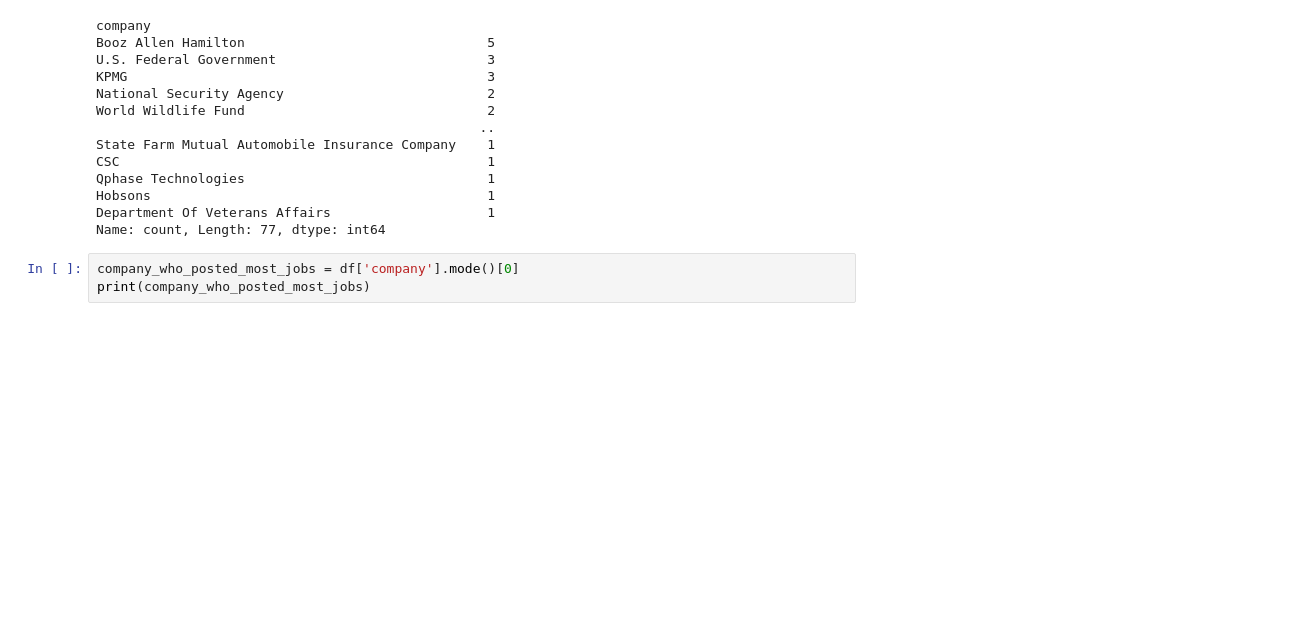
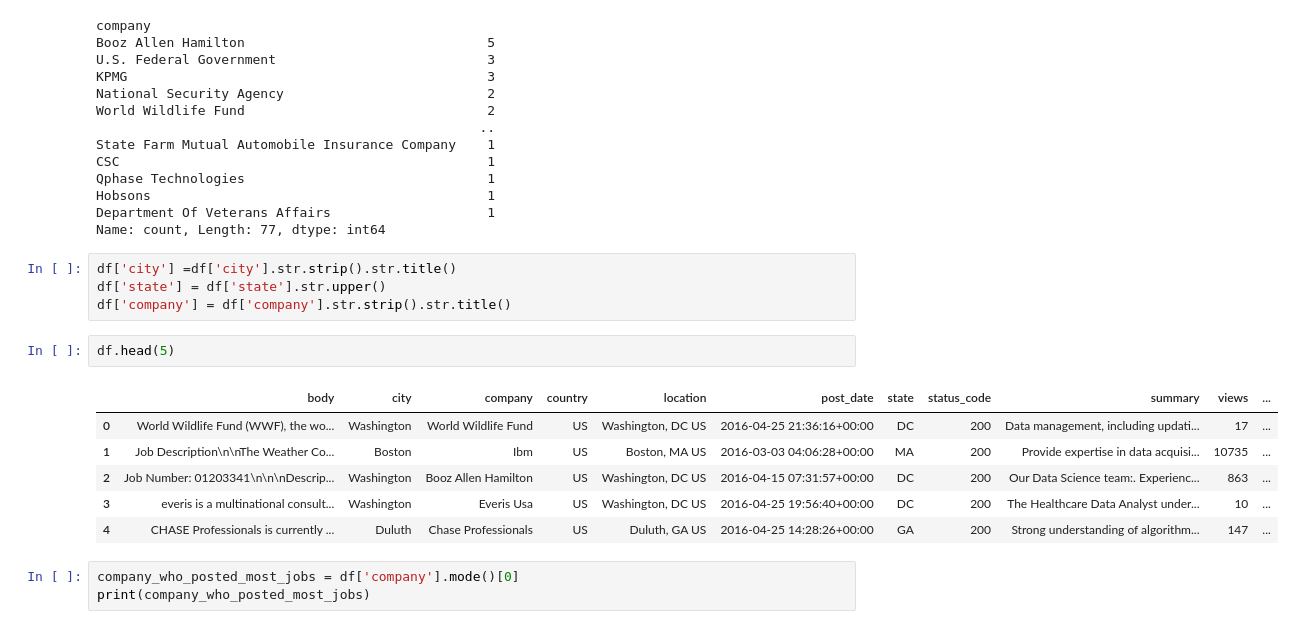
Before and after one commit to supremkc05/Global-Job-Market-Analytics, a Jupyter notebook: Notebooks/data-cleaning.ipynb, the cells around one changed output. Cells and saved outputs as stored; diff of their text form; blank space fills up the shorter version.

```diff
--- a/Notebooks/data-cleaning.ipynb
+++ b/Notebooks/data-cleaning.ipynb
@@ -153,6 +153,19 @@ Qphase Technologies                               1
 Hobsons                                           1
 Department Of Veterans Affairs                    1
 Name: count, Length: 77, dtype: int64
+# %%
+df['city'] =df['city'].str.strip().str.title()
+df['state'] = df['state'].str.upper()
+df['company'] = df['company'].str.strip().str.title()
+# %%
+df.head(5)
+# %% [output]
+|  | body | city | company | country | location | post_date | state | status_code | summary | views | ... |
+| 0 | World Wildlife Fund (WWF), the wo... | Washington | World Wildlife Fund | US | Washington, DC US | 2016-04-25 21:36:16+00:00 | DC | 200 | Data management, including updati... | 17 | ... |
+| 1 | Job Description\n\nThe Weather Co... | Boston | Ibm | US | Boston, MA US | 2016-03-03 04:06:28+00:00 | MA | 200 | Provide expertise in data acquisi... | 10735 | ... |
+| 2 | Job Number: 01203341\n\n\nDescrip... | Washington | Booz Allen Hamilton | US | Washington, DC US | 2016-04-15 07:31:57+00:00 | DC | 200 | Our Data Science team:. Experienc... | 863 | ... |
+| 3 | everis is a multinational consult... | Washington | Everis Usa | US | Washington, DC US | 2016-04-25 19:56:40+00:00 | DC | 200 | The Healthcare Data Analyst under... | 10 | ... |
+| 4 | CHASE Professionals is currently ... | Duluth | Chase Professionals | US | Duluth, GA US | 2016-04-25 14:28:26+00:00 | GA | 200 | Strong understanding of algorithm... | 147 | ... |
 # %%
 company_who_posted_most_jobs = df['company'].mode()[0]
 print(company_who_posted_most_jobs)
```
Also changed, not shown: parts of 2 cells of this notebook.
